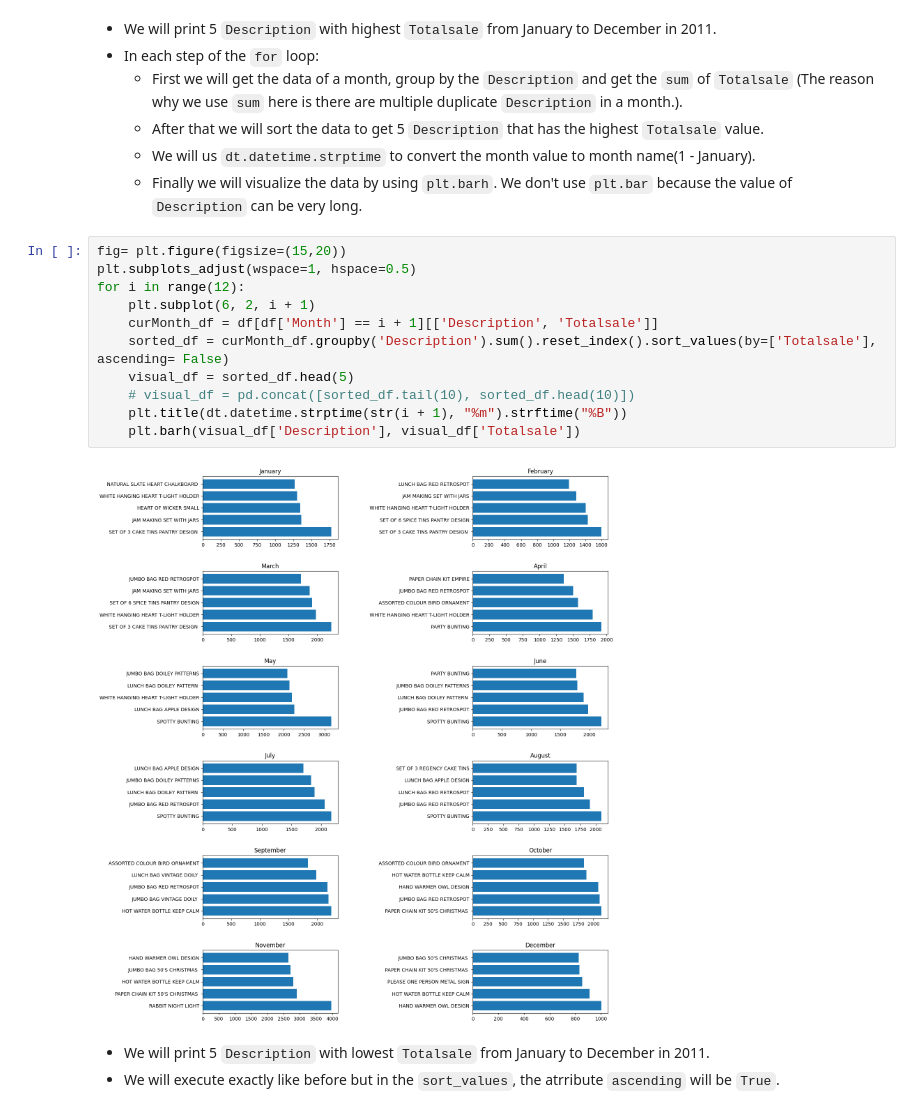
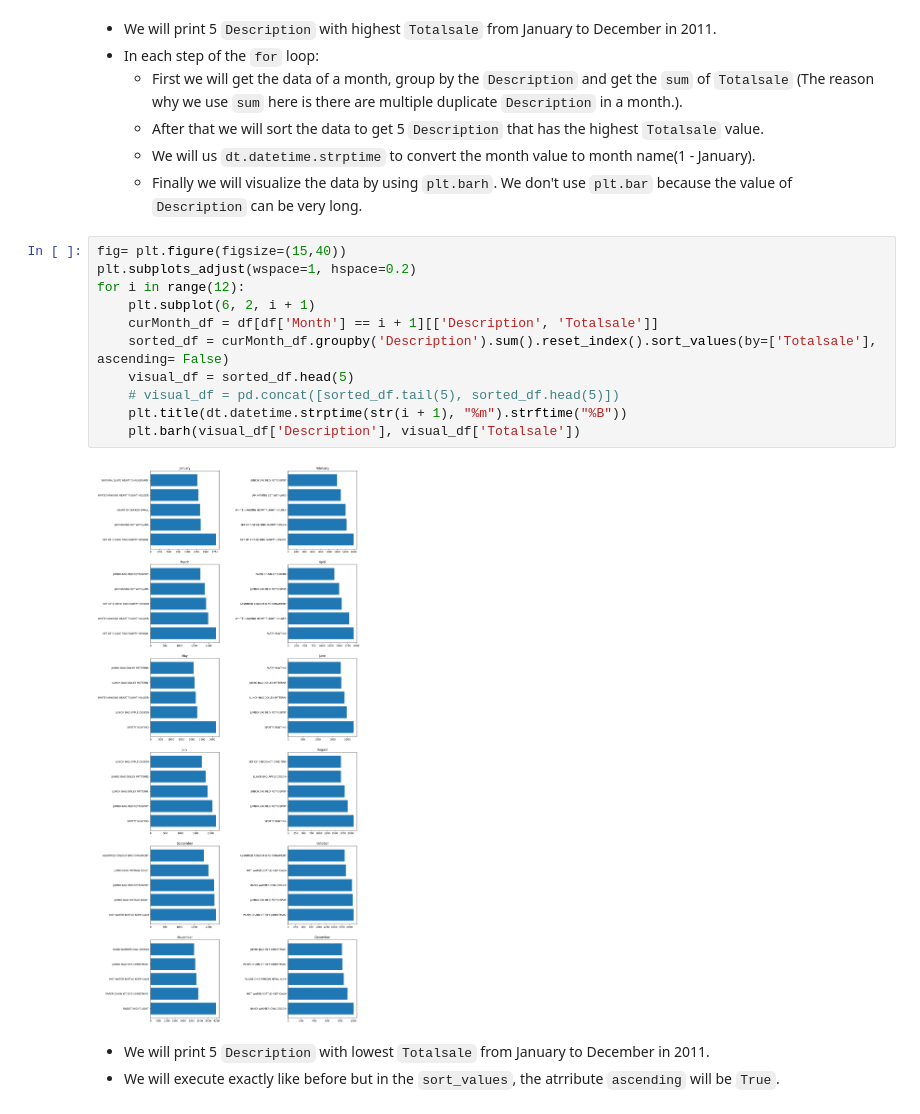
Before and after one commit to Ha0203/FinalProject_LTKHDL, a Jupyter notebook: main_branch.ipynb, the cells around one changed output. Drawn from its saved outputs; the diff is of its cells as text.

```diff
--- a/main_branch.ipynb
+++ b/main_branch.ipynb
@@ -565,18 +568,18 @@ plt.barh(decrease_descript.head(5)['Description'], decrease_descript.head(5)['To
     - We will us `dt.datetime.strptime` to convert the month value to month name(1 - January).
     - Finally we will visualize the data by using `plt.barh`. We don't use `plt.bar` because the value of `Description` can be very long.
 # %%
-fig= plt.figure(figsize=(15,20))
-plt.subplots_adjust(wspace=1, hspace=0.5)
+fig= plt.figure(figsize=(15,40))
+plt.subplots_adjust(wspace=1, hspace=0.2)
 for i in range(12):
     plt.subplot(6, 2, i + 1)
     curMonth_df = df[df['Month'] == i + 1][['Description', 'Totalsale']]
     sorted_df = curMonth_df.groupby('Description').sum().reset_index().sort_values(by=['Totalsale'], ascending= False)
     visual_df = sorted_df.head(5)
-    # visual_df = pd.concat([sorted_df.tail(10), sorted_df.head(10)])
+    # visual_df = pd.concat([sorted_df.tail(5), sorted_df.head(5)])
     plt.title(dt.datetime.strptime(str(i + 1), "%m").strftime("%B"))
     plt.barh(visual_df['Description'], visual_df['Totalsale'])
 # %% [output]
-[figure, old version]
+[figure, new version]
 # %% [markdown]
 - We will print 5 `Description` with lowest `Totalsale` from January to December in 2011.
 - We will execute exactly like before but in the `sort_values`, the atrribute `ascending` will be `True`.
```
Also changed, not shown: parts of 10 cells of this notebook.
